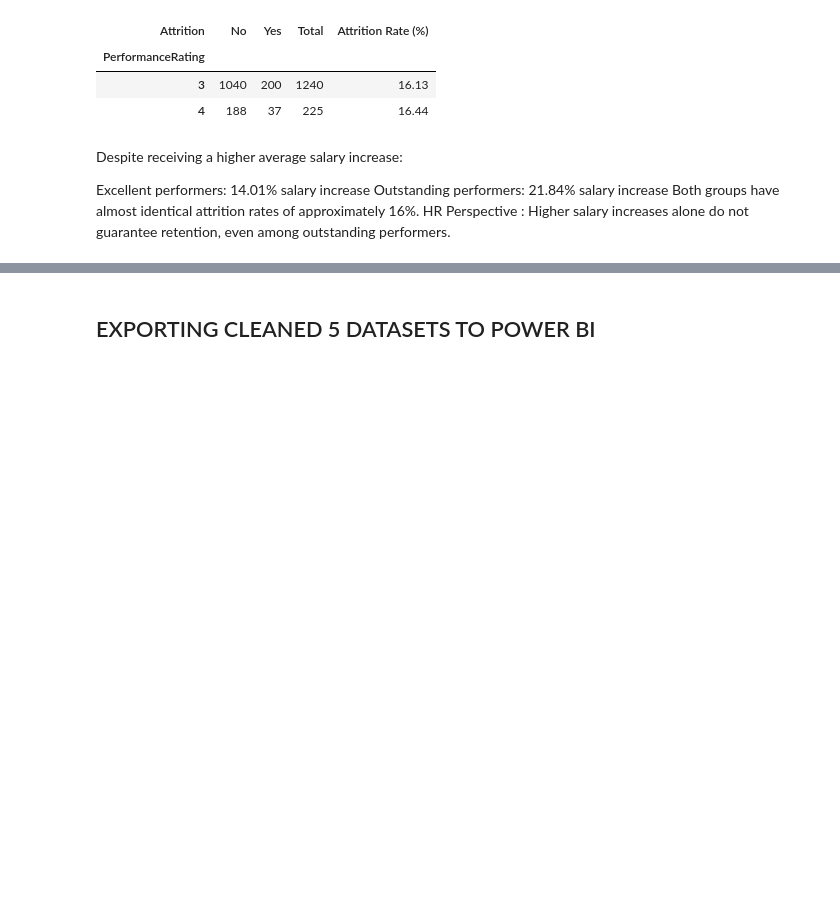
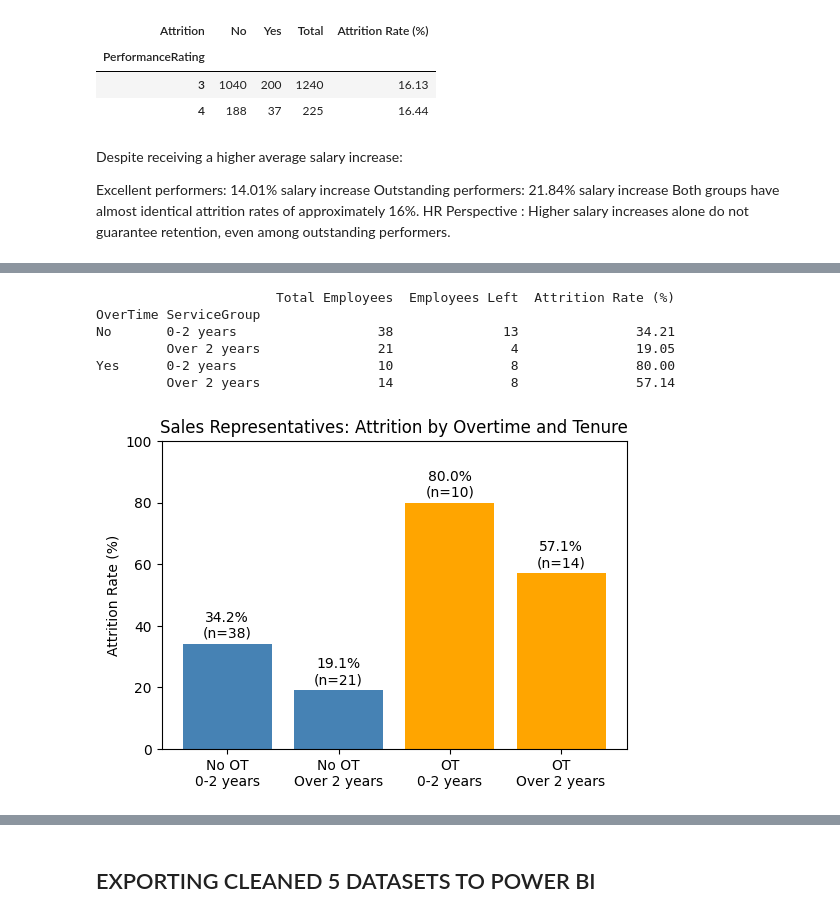
Before and after one commit to Jamieho1602/IBM-HR-Analytics-Overview, a Jupyter notebook: IBM_HR_Analytics.ipynb, the cells around one changed output, grey strips where cells are left out. Saved outputs shown, nothing was run; the diff lists cells and outputs as text; code cells hidden in the pictures; blank space fills up the shorter version.

```diff
--- a/IBM_HR_Analytics.ipynb
+++ b/IBM_HR_Analytics.ipynb
@@ -1553,0 +1556,14 @@ HR Perspective : Higher salary increases alone do not guarantee retention, even
+# %%
+# Select Sales Representatives
+sales_rep = hr_data[hr_data['JobRole'] == 'Sales Representative']
+
+# Check number of employees
+print("Total Sales Representatives:", len(sales_rep))
+
+# Check overtime distribution
+print("\nOvertime Distribution:")
+print(sales_rep['OverTime'].value_counts())
+
+# Check employees with 0-2 years of service
+print("\nLength of Service:")
+print((sales_rep['YearsAtCompany'] <= 2).value_counts())
@@ -1553,0 +1584,65 @@ HR Perspective : Higher salary increases alone do not guarantee retention, even
+# %%
+# Create a copy of Sales Representatives data
+sales_rep = sales_rep.copy()
+
+# Group employees by length of service
+sales_rep['ServiceGroup'] = sales_rep['YearsAtCompany'].apply(
+    lambda x: '0-2 years' if x <= 2 else 'Over 2 years'
+)
+
+# Analyse attrition by overtime and length of service
+result = sales_rep.groupby(
+    ['OverTime', 'ServiceGroup']
+)['Attrition_Flag'].agg(['count', 'sum', 'mean'])
+
+# Calculate attrition percentage
+result['Attrition Rate (%)'] = (result['mean'] * 100).round(2)
+
+# Rename columns
+result = result.rename(columns={
+    'count': 'Total Employees',
+    'sum': 'Employees Left'
+})
+
+# Display results
+print(result[['Total Employees', 'Employees Left', 'Attrition Rate (%)']])
+# %% [output]
+                       Total Employees  Employees Left  Attrition Rate (%)
+OverTime ServiceGroup
+No       0-2 years                  38              13               34.21
+         Over 2 years               21               4               19.05
+Yes      0-2 years                  10               8               80.00
+         Over 2 years               14               8               57.14
+# %%
+import matplotlib.pyplot as plt
+
+# Create labels
+labels = [
+    'No OT\n0-2 years',
+    'No OT\nOver 2 years',
+    'OT\n0-2 years',
+    'OT\nOver 2 years'
+]
+
+# Attrition rates from your analysis
+rates = result['Attrition Rate (%)'].values
+
+plt.figure(figsize=(6, 4))
+
+bars = plt.bar(labels, rates, color=['steelblue', 'steelblue', 'orange', 'orange'])
+
+# Show percentage and employee count
+for bar, n in zip(bars, result['Total Employees']):
+    plt.text(
+        bar.get_x() + bar.get_width()/2,
+        bar.get_height() + 2,
+        f'{bar.get_height():.1f}%\n(n={n})',
+        ha='center'
+    )
+
+plt.title('Sales Representatives: Attrition by Overtime and Tenure')
+plt.ylabel('Attrition Rate (%)')
+plt.ylim(0, 100)
+plt.show()
+# %% [output]
+[figure, added]
```
Also changed, not shown: parts of 9 cells of this notebook.
